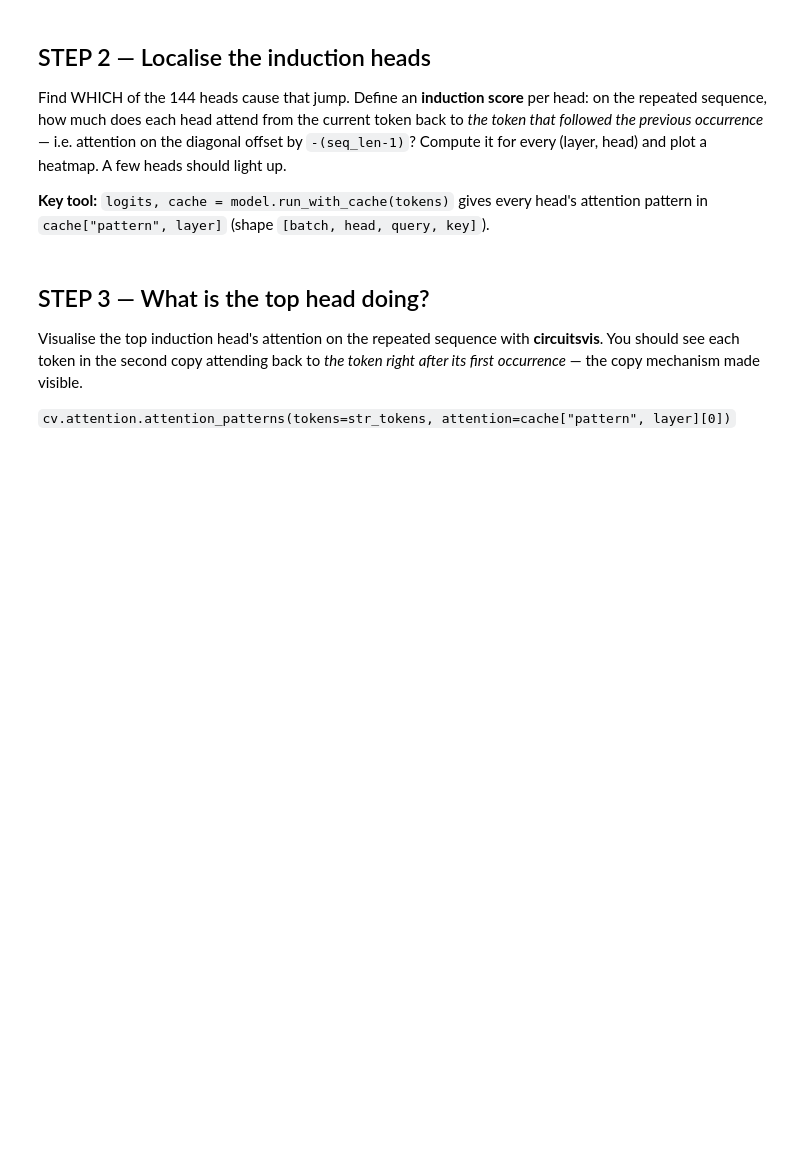
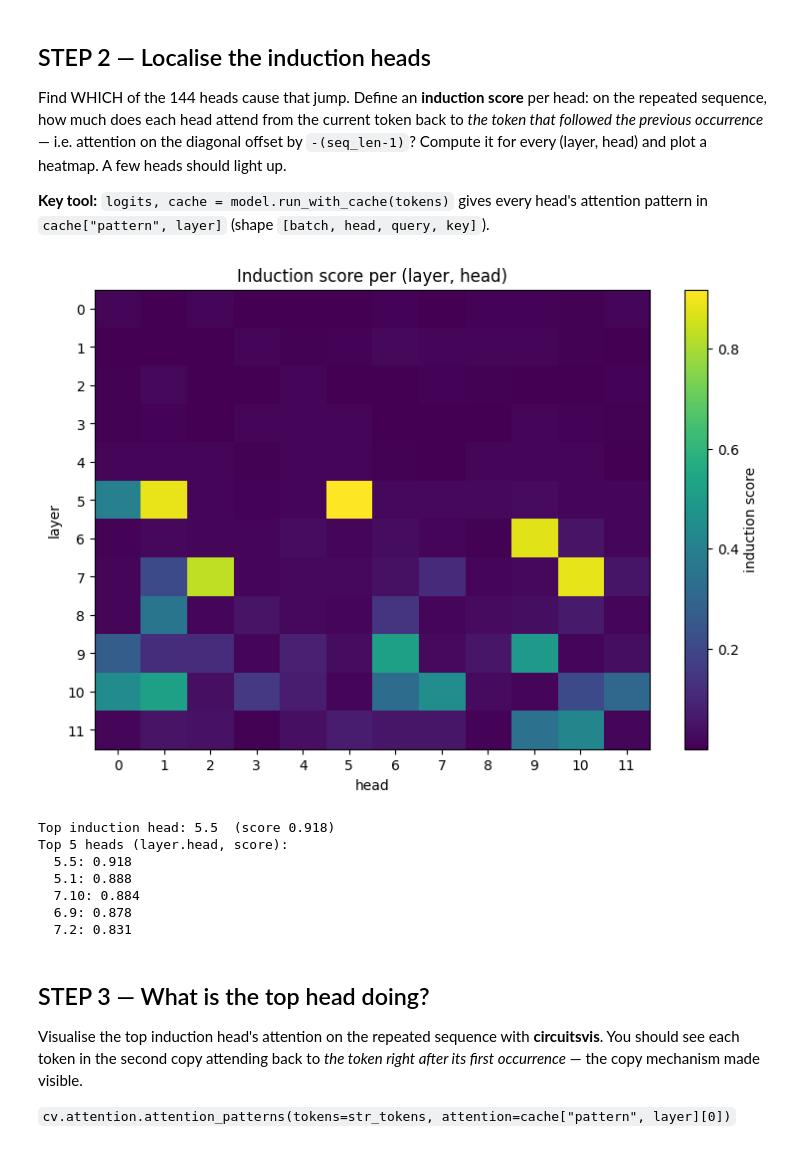
Before and after one commit to demoiverrakada/mech-interp-induction-heads, a Jupyter notebook: induction_heads_kaggle.ipynb, the cells around one changed output. Drawn from its saved outputs; the diff is of its cells as text; code cells hidden in the pictures; blank space fills up the shorter version.

```diff
--- a/induction_heads_kaggle.ipynb
+++ b/induction_heads_kaggle.ipynb
@@ -53,3 +69,42 @@ raise NotImplementedError("Implement STEP 2")
+# %%
+# STEP 2 — localise the induction heads
+# 1) cache every head's attention pattern
+logits, cache = model.run_with_cache(tokens)
+
+# 2+3) induction score = mean attention on the diagonal offset by -(seq_len-1):
+#      attention from query q back to key q-(seq_len-1) = the token AFTER the
+#      previous occurrence of the current token.
+induction_score = torch.zeros(model.cfg.n_layers, model.cfg.n_heads)
+for layer in range(model.cfg.n_layers):
+    pattern = cache["pattern", layer]                        # [batch, head, q, k]
+    diag = pattern.diagonal(offset=-(seq_len - 1), dim1=-2, dim2=-1)  # [batch, head, d]
+    induction_score[layer] = diag.mean(-1).mean(0)           # mean over diagonal + batch
+
+# 4) heatmap
+plt.figure(figsize=(9, 6))
+plt.imshow(induction_score, aspect="auto", cmap="viridis")
+plt.colorbar(label="induction score")
+plt.xlabel("head"); plt.ylabel("layer"); plt.title("Induction score per (layer, head)")
+plt.xticks(range(model.cfg.n_heads)); plt.yticks(range(model.cfg.n_layers))
+plt.show()
+
+# report the top head(s)
+top_layer, top_head = [x.item() for x in
+                       torch.unravel_index(induction_score.argmax(), induction_score.shape)]
+print(f"Top induction head: {top_layer}.{top_head}  (score {induction_score[top_layer, top_head]:.3f})")
+print("Top 5 heads (layer.head, score):")
+for flat in induction_score.flatten().topk(5).indices:
+    l, h = [x.item() for x in torch.unravel_index(flat, induction_score.shape)]
+    print(f"  {l}.{h}: {induction_score[l, h]:.3f}")
+# %% [output]
+[figure, added]
+Top induction head: 5.5  (score 0.918)
+Top 5 heads (layer.head, score):
+  5.5: 0.918
+  5.1: 0.888
+  7.10: 0.884
+  6.9: 0.878
+  7.2: 0.831
 # %% [markdown]
 ## STEP 3 — What is the top head doing?
 
```
Also changed, not shown: parts of 10 cells of this notebook, 1 other file.
